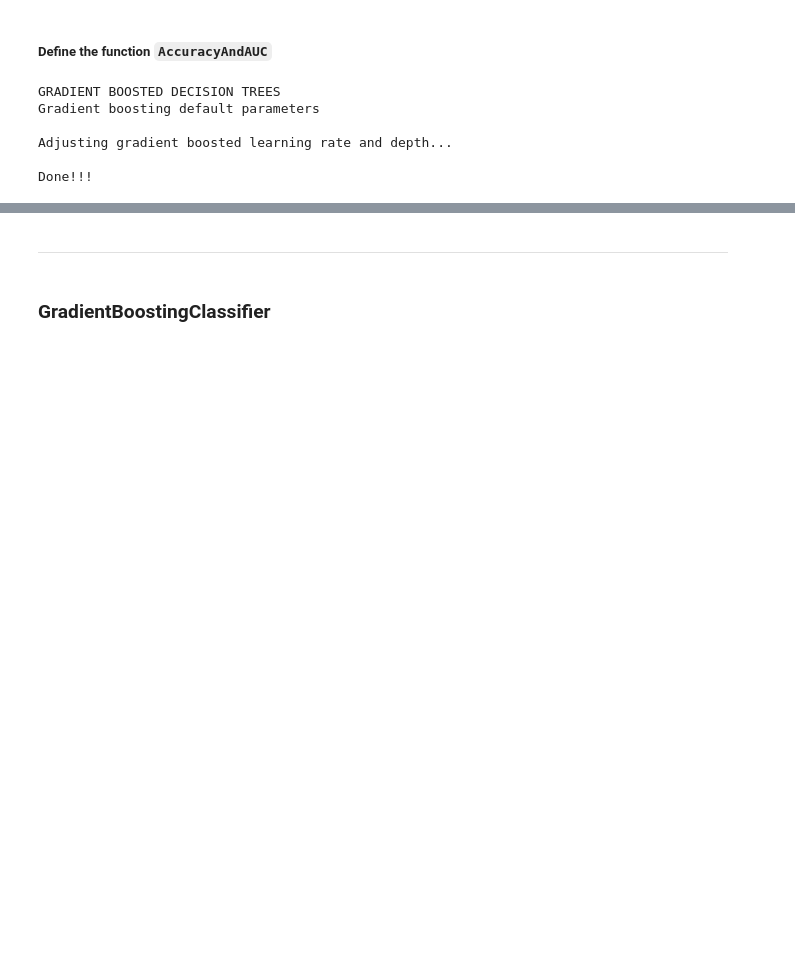
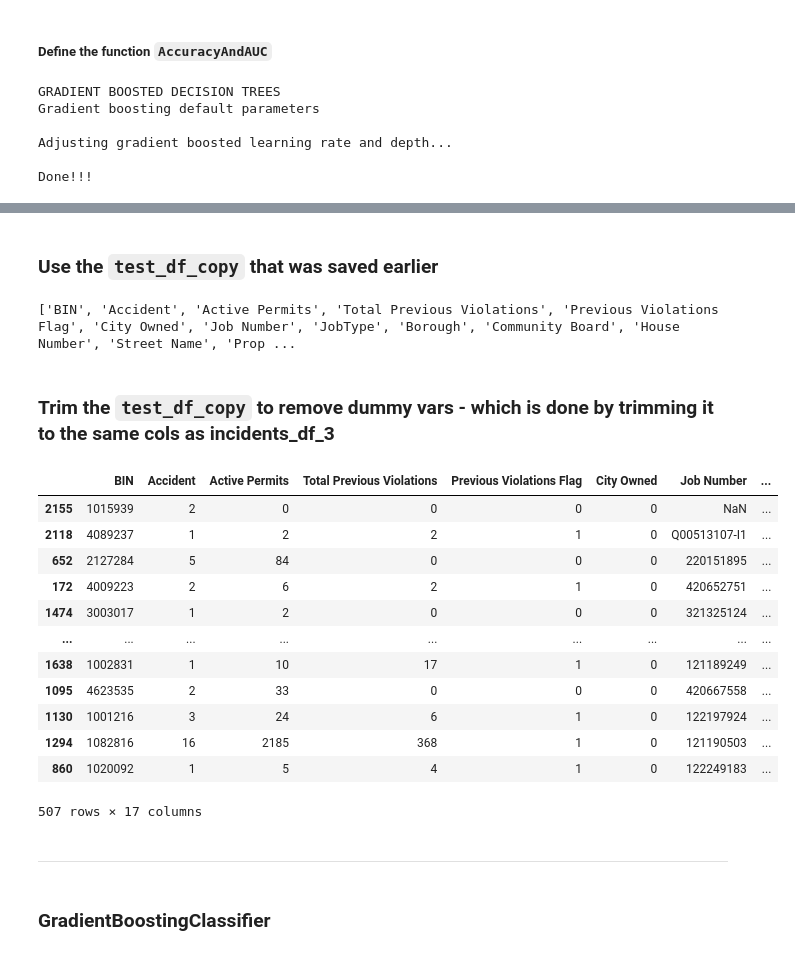
Before and after one commit to ahsan-fayyaz/DOB-Construction-Injury-Predictions, a Jupyter notebook: Accident Prediction.ipynb, the cells around one changed output, grey strips where cells are left out. Saved outputs shown, nothing was run; the diff lists cells and outputs as text; code cells hidden in the pictures; blank space fills up the shorter version.

```diff
--- a/Accident Prediction.ipynb
+++ b/Accident Prediction.ipynb
@@ -1307,0 +1309,4 @@ train, validate, test = \
+# %%
+#this will be used later after removing the dummy var
+test_df_copy = test.copy()
+test.columns
@@ -1427,3 +1484,34 @@ results
+# %% [markdown]
+### Use the `test_df_copy` that was saved earlier
+# %%
+# test_df_copy has dummy variables that are no longer needed
+# the cols that needed are same as incident_df_3
+# retrieve the incident_df_3 cols
+
+incidents_df_3_col_list = list(incidents_df_3.columns)
+print(incidents_df_3_col_list)
+# %% [output]
+['BIN', 'Accident', 'Active Permits', 'Total Previous Violations', 'Previous Violations Flag', 'City Owned', 'Job Number', 'JobType', 'Borough', 'Community Board', 'House Number', 'Street Name', 'Prop ...
+# %% [markdown]
+### Trim the `test_df_copy` to remove dummy vars - which is done by trimming it to the same cols as incidents_df_3
+# %%
+#provide incidents_df_3_col_list to test_df_copy to get the cols
+test_df_copy = test_df_copy[incidents_df_3_col_list]
+test_df_copy
+# %% [output]
+|  | BIN | Accident | Active Permits | Total Previous Violations | Previous Violations Flag | City Owned | Job Number | ... |
+| 2155 | 1015939 | 2 | 0 | 0 | 0 | 0 | NaN | ... |
+| 2118 | 4089237 | 1 | 2 | 2 | 1 | 0 | Q00513107-I1 | ... |
+| 652 | 2127284 | 5 | 84 | 0 | 0 | 0 | 220151895 | ... |
+| 172 | 4009223 | 2 | 6 | 2 | 1 | 0 | 420652751 | ... |
+| 1474 | 3003017 | 1 | 2 | 0 | 0 | 0 | 321325124 | ... |
+| ... | ... | ... | ... | ... | ... | ... | ... | ... |
+| 1638 | 1002831 | 1 | 10 | 17 | 1 | 0 | 121189249 | ... |
+| 1095 | 4623535 | 2 | 33 | 0 | 0 | 0 | 420667558 | ... |
+| 1130 | 1001216 | 3 | 24 | 6 | 1 | 0 | 122197924 | ... |
+| 1294 | 1082816 | 16 | 2185 | 368 | 1 | 0 | 121190503 | ... |
+| 860 | 1020092 | 1 | 5 | 4 | 1 | 0 | 122249183 | ... |
+507 rows × 17 columns
 # %% [markdown]
 ***
 # %% [markdown]
```
Also changed, not shown: parts of 82 cells of this notebook.
